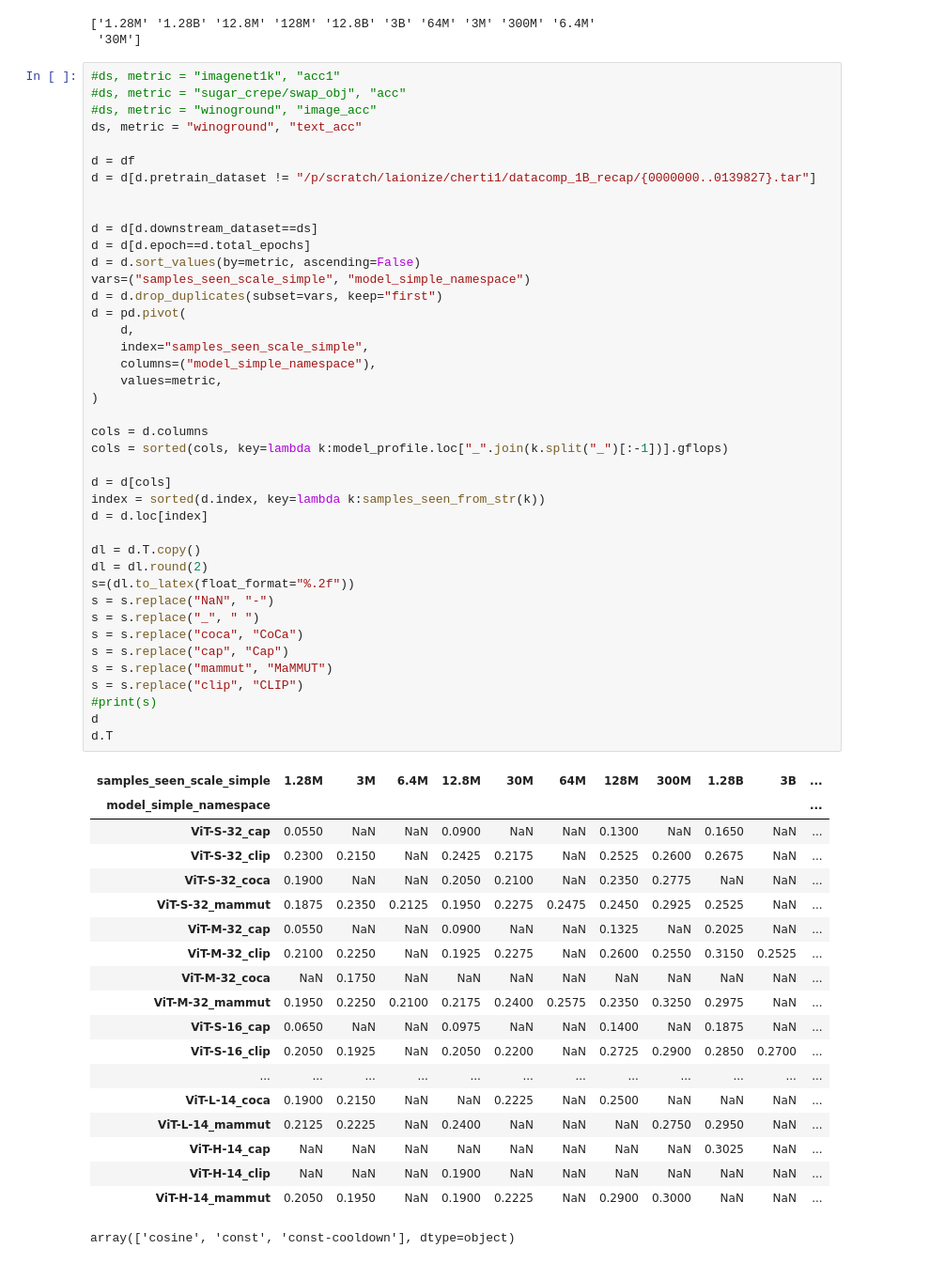
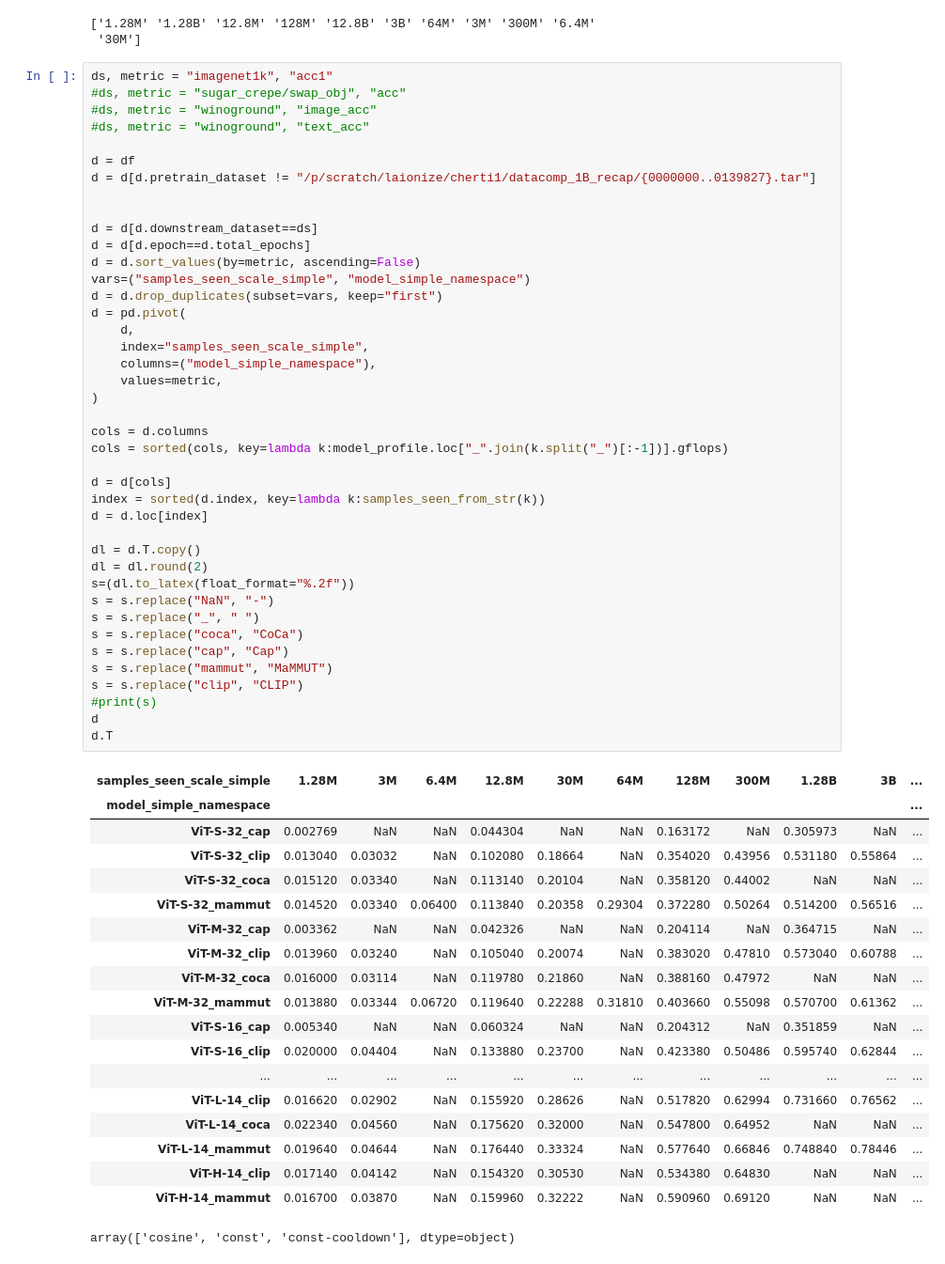
Before and after one commit to SLAMPAI/open_clip_scaling, a Jupyter notebook: results.ipynb, the cells around one changed output. Shown at 94% size. Saved outputs shown, nothing was run; the diff lists cells and outputs as text.

```diff
--- a/results.ipynb
+++ b/results.ipynb
@@ -415,10 +415,10 @@ print(df.samples_seen_scale_simple.unique())
 ['1.28M' '1.28B' '12.8M' '128M' '12.8B' '3B' '64M' '3M' '300M' '6.4M'
  '30M']
 # %%
-#ds, metric = "imagenet1k", "acc1"
+ds, metric = "imagenet1k", "acc1"
 #ds, metric = "sugar_crepe/swap_obj", "acc"
 #ds, metric = "winoground", "image_acc"
-ds, metric = "winoground", "text_acc"
+#ds, metric = "winoground", "text_acc"
 
 d = df
 d = d[d.pretrain_dataset != "/p/scratch/laionize/cherti1/datacomp_1B_recap/{0000000..0139827}.tar"]
@@ -431,49 +431,49 @@ vars=("samples_seen_scale_simple", "model_simple_namespace")
 d = d.drop_duplicates(subset=vars, keep="first")
 d = pd.pivot(
     d,
     index="samples_seen_scale_simple",
     columns=("model_simple_namespace"),
     values=metric,
 )
 
 cols = d.columns
 cols = sorted(cols, key=lambda k:model_profile.loc["_".join(k.split("_")[:-1])].gflops)
 
 d = d[cols]
 index = sorted(d.index, key=lambda k:samples_seen_from_str(k))
 d = d.loc[index]
 
 dl = d.T.copy()
 dl = dl.round(2)
 s=(dl.to_latex(float_format="%.2f"))
 s = s.replace("NaN", "-")
 s = s.replace("_", " ")
 s = s.replace("coca", "CoCa")
 s = s.replace("cap", "Cap")
 s = s.replace("mammut", "MaMMUT")
 s = s.replace("clip", "CLIP")
 #print(s)
 d
 d.T
 # %% [output]
 | samples_seen_scale_simple | 1.28M | 3M | 6.4M | 12.8M | 30M | 64M | 128M | 300M | 1.28B | 3B | ... |
 | model_simple_namespace |  |  |  |  |  |  |  |  |  |  | ... |
-| ViT-S-32_cap | 0.0550 | NaN | NaN | 0.0900 | NaN | NaN | 0.1300 | NaN | 0.1650 | NaN | ... |
-| ViT-S-32_clip | 0.2300 | 0.2150 | NaN | 0.2425 | 0.2175 | NaN | 0.2525 | 0.2600 | 0.2675 | NaN | ... |
-| ViT-S-32_coca | 0.1900 | NaN | NaN | 0.2050 | 0.2100 | NaN | 0.2350 | 0.2775 | NaN | NaN | ... |
-| ViT-S-32_mammut | 0.1875 | 0.2350 | 0.2125 | 0.1950 | 0.2275 | 0.2475 | 0.2450 | 0.2925 | 0.2525 | NaN | ... |
-| ViT-M-32_cap | 0.0550 | NaN | NaN | 0.0900 | NaN | NaN | 0.1325 | NaN | 0.2025 | NaN | ... |
-| ViT-M-32_clip | 0.2100 | 0.2250 | NaN | 0.1925 | 0.2275 | NaN | 0.2600 | 0.2550 | 0.3150 | 0.2525 | ... |
-| ViT-M-32_coca | NaN | 0.1750 | NaN | NaN | NaN | NaN | NaN | NaN | NaN | NaN | ... |
-| ViT-M-32_mammut | 0.1950 | 0.2250 | 0.2100 | 0.2175 | 0.2400 | 0.2575 | 0.2350 | 0.3250 | 0.2975 | NaN | ... |
-| ViT-S-16_cap | 0.0650 | NaN | NaN | 0.0975 | NaN | NaN | 0.1400 | NaN | 0.1875 | NaN | ... |
-| ViT-S-16_clip | 0.2050 | 0.1925 | NaN | 0.2050 | 0.2200 | NaN | 0.2725 | 0.2900 | 0.2850 | 0.2700 | ... |
+| ViT-S-32_cap | 0.002769 | NaN | NaN | 0.044304 | NaN | NaN | 0.163172 | NaN | 0.305973 | NaN | ... |
+| ViT-S-32_clip | 0.013040 | 0.03032 | NaN | 0.102080 | 0.18664 | NaN | 0.354020 | 0.43956 | 0.531180 | 0.55864 | ... |
+| ViT-S-32_coca | 0.015120 | 0.03340 | NaN | 0.113140 | 0.20104 | NaN | 0.358120 | 0.44002 | NaN | NaN | ... |
+| ViT-S-32_mammut | 0.014520 | 0.03340 | 0.06400 | 0.113840 | 0.20358 | 0.29304 | 0.372280 | 0.50264 | 0.514200 | 0.56516 | ... |
+| ViT-M-32_cap | 0.003362 | NaN | NaN | 0.042326 | NaN | NaN | 0.204114 | NaN | 0.364715 | NaN | ... |
+| ViT-M-32_clip | 0.013960 | 0.03240 | NaN | 0.105040 | 0.20074 | NaN | 0.383020 | 0.47810 | 0.573040 | 0.60788 | ... |
+| ViT-M-32_coca | 0.016000 | 0.03114 | NaN | 0.119780 | 0.21860 | NaN | 0.388160 | 0.47972 | NaN | NaN | ... |
+| ViT-M-32_mammut | 0.013880 | 0.03344 | 0.06720 | 0.119640 | 0.22288 | 0.31810 | 0.403660 | 0.55098 | 0.570700 | 0.61362 | ... |
+| ViT-S-16_cap | 0.005340 | NaN | NaN | 0.060324 | NaN | NaN | 0.204312 | NaN | 0.351859 | NaN | ... |
+| ViT-S-16_clip | 0.020000 | 0.04404 | NaN | 0.133880 | 0.23700 | NaN | 0.423380 | 0.50486 | 0.595740 | 0.62844 | ... |
 | ... | ... | ... | ... | ... | ... | ... | ... | ... | ... | ... | ... |
-| ViT-L-14_coca | 0.1900 | 0.2150 | NaN | NaN | 0.2225 | NaN | 0.2500 | NaN | NaN | NaN | ... |
-| ViT-L-14_mammut | 0.2125 | 0.2225 | NaN | 0.2400 | NaN | NaN | NaN | 0.2750 | 0.2950 | NaN | ... |
-| ViT-H-14_cap | NaN | NaN | NaN | NaN | NaN | NaN | NaN | NaN | 0.3025 | NaN | ... |
-| ViT-H-14_clip | NaN | NaN | NaN | 0.1900 | NaN | NaN | NaN | NaN | NaN | NaN | ... |
-| ViT-H-14_mammut | 0.2050 | 0.1950 | NaN | 0.1900 | 0.2225 | NaN | 0.2900 | 0.3000 | NaN | NaN | ... |
+| ViT-L-14_clip | 0.016620 | 0.02902 | NaN | 0.155920 | 0.28626 | NaN | 0.517820 | 0.62994 | 0.731660 | 0.76562 | ... |
+| ViT-L-14_coca | 0.022340 | 0.04560 | NaN | 0.175620 | 0.32000 | NaN | 0.547800 | 0.64952 | NaN | NaN | ... |
+| ViT-L-14_mammut | 0.019640 | 0.04644 | NaN | 0.176440 | 0.33324 | NaN | 0.577640 | 0.66846 | 0.748840 | 0.78446 | ... |
+| ViT-H-14_clip | 0.017140 | 0.04142 | NaN | 0.154320 | 0.30530 | NaN | 0.534380 | 0.64830 | NaN | NaN | ... |
+| ViT-H-14_mammut | 0.016700 | 0.03870 | NaN | 0.159960 | 0.32222 | NaN | 0.590960 | 0.69120 | NaN | NaN | ... |
 # %%
 # %% [output]
 array(['cosine', 'const', 'const-cooldown'], dtype=object)
```
Also changed, not shown: parts of 7 cells of this notebook.
